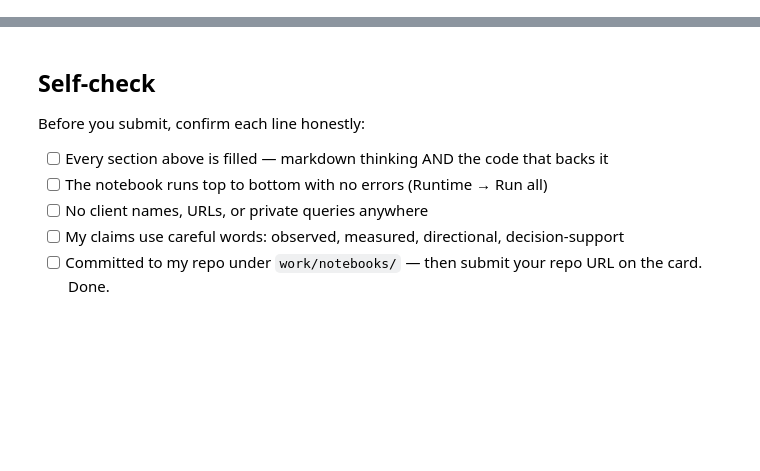
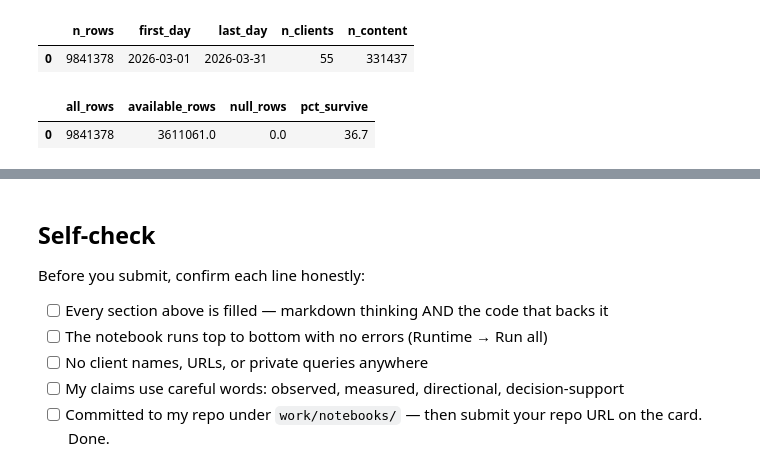
Before and after one commit to prasannadolas/flyrank-ml-internship, a Jupyter notebook: work/notebooks/w03_data_contract.ipynb, the cells around one changed output, grey strips where cells are left out. Saved outputs shown, nothing was run; the diff lists cells and outputs as text; code cells hidden in the pictures; blank space fills up the shorter version.

```diff
--- a/work/notebooks/w03_data_contract.ipynb
+++ b/work/notebooks/w03_data_contract.ipynb
@@ -19,0 +133,20 @@ This skeleton is yours to fill. Work the sections **in order** — each one has
+# %%
+# Query 2: slice size and date span
+con.sql(f"""
+SELECT COUNT(*) AS n_rows, MIN({DATE}) AS first_day, MAX({DATE}) AS last_day,
+       COUNT(DISTINCT {CLIENT}) AS n_clients, COUNT(DISTINCT {CONTENT}) AS n_content
+FROM m""").df()
+# %% [output]
+|  | n_rows | first_day | last_day | n_clients | n_content |
+| 0 | 9841378 | 2026-03-01 | 2026-03-31 | 55 | 331437 |
+# %%
+# Query 3: availability. How many rows survive IS TRUE, and how many are NULL
+con.sql(f"""
+SELECT COUNT(*) AS all_rows,
+       COUNT_IF({AVAIL} IS TRUE) AS available_rows,
+       COUNT_IF({AVAIL} IS NULL) AS null_rows,
+       ROUND(100.0 * COUNT_IF({AVAIL} IS TRUE) / COUNT(*), 1) AS pct_survive
+FROM m""").df()
+# %% [output]
+|  | all_rows | available_rows | null_rows | pct_survive |
+| 0 | 9841378 | 3611061.0 | 0.0 | 36.7 |
```
Also changed, not shown: parts of 18 cells of this notebook.
